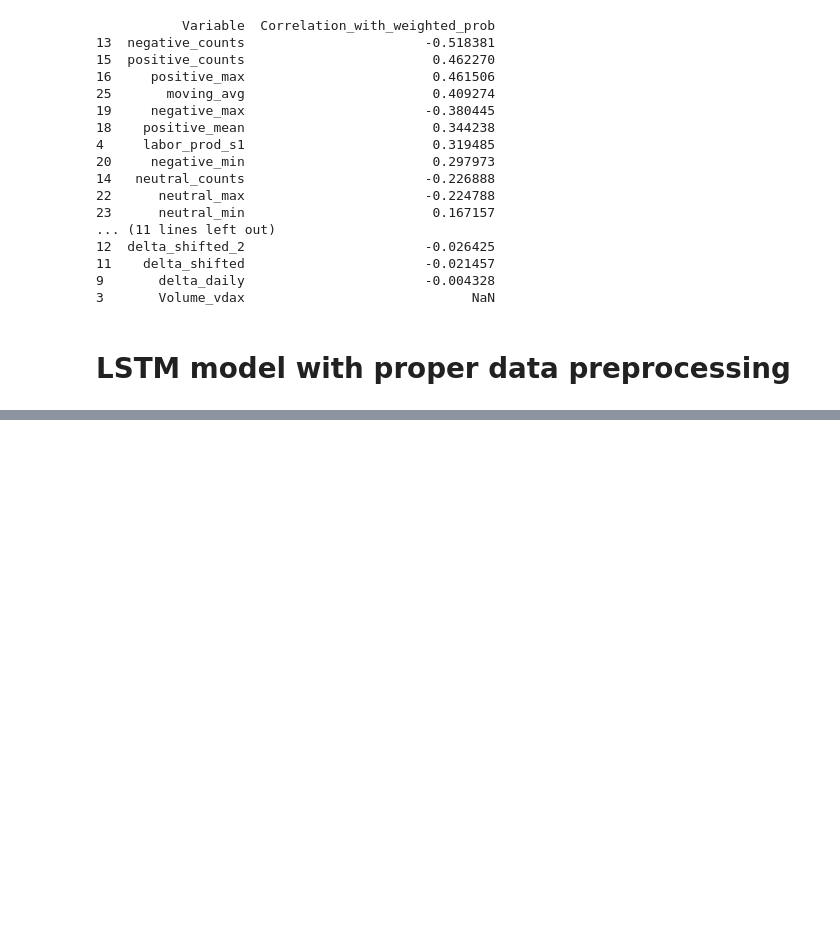
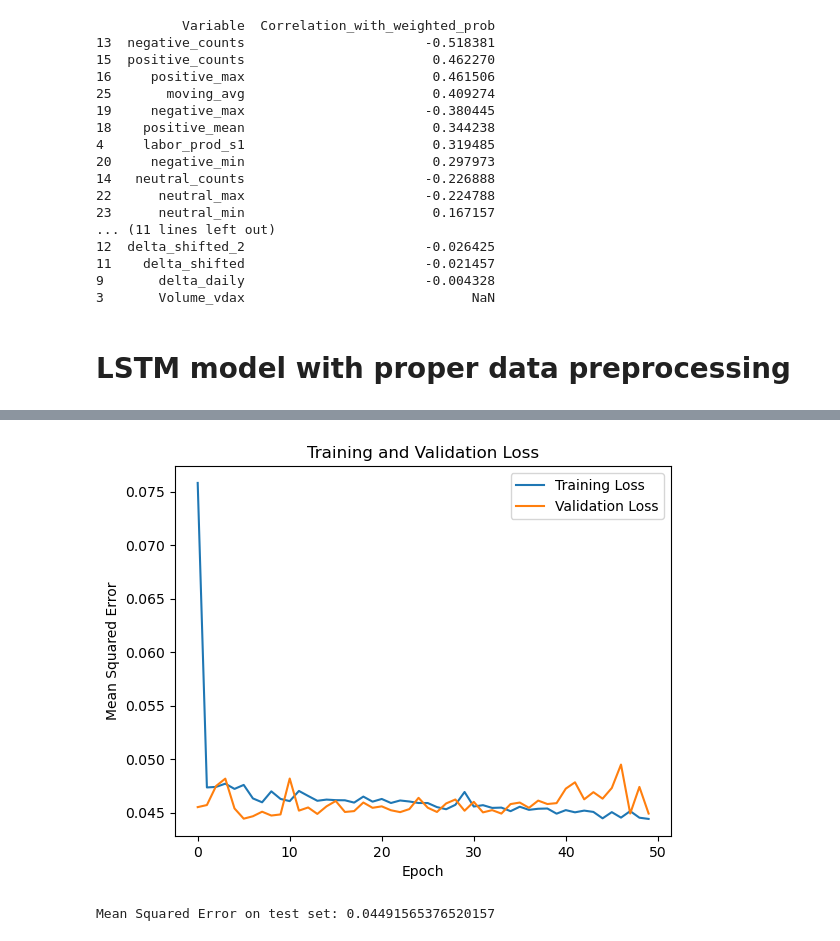
Before and after one commit to OzodbekOzodov/ecb-speeches, a Jupyter notebook: data_preprocessing.ipynb, the cells around one changed output, grey strips where cells are left out. Drawn from its saved outputs; the diff is of its cells as text; code cells hidden in the pictures; blank space fills up the shorter version.

Commit message:
achieved satisfactory LSTM, further modifications needed

```diff
--- a/data_preprocessing.ipynb
+++ b/data_preprocessing.ipynb
@@ -870,0 +845,31 @@ plt.show()
+# %%
+# 2. Scale the data but exclude the 'Date' column
+dates = features['Date']  # Store the dates temporarily
+features_without_date = features.drop(columns=['Date'])
+
+scaler = MinMaxScaler(feature_range=(0, 1))
+scaled_data_without_date = scaler.fit_transform(features_without_date)
+# %%
+
+# Convert the scaled data back to a DataFrame and re-add the 'Date' column
+scaled_df = pd.DataFrame(scaled_data_without_date, columns=features_without_date.columns)
+scaled_df['Date'] = dates.reset_index(drop=True)
+
+# If you want to use scaled_df for LSTM sequences, remove the 'Date' column again
+scaled_data = scaled_df.drop(columns=['Date']).values
+
+sequence_length = 60  # Assuming a sequence length of 60
+
+X = []
+y = []
+
+for i in range(sequence_length, len(scaled_data)):
+    X.append(scaled_data[i-sequence_length:i, 1:])  # All columns except the target (assuming the target is in the 0th column)
+    y.append(scaled_data[i, 0])  # Target column
+
+# Adjust the reshaping step to consider all features dynamically
+num_features = scaled_data.shape[1] - 1  # Subtracting 1 for the target column
+
+X, y = np.array(X), np.array(y)
+
+X = np.reshape(X, (-1, sequence_length, num_features))
@@ -870,0 +939,17 @@ plt.show()
+# %%
+import matplotlib.pyplot as plt
+
+plt.plot(training_loss, label='Training Loss')
+plt.plot(validation_loss, label='Validation Loss')
+plt.title('Training and Validation Loss')
+plt.xlabel('Epoch')
+plt.ylabel('Mean Squared Error')
+plt.legend()
+plt.show()
+# %% [output]
+[figure, added]
+# %%
+test_mse = model.evaluate(X_test, y_test, verbose=0)
+print(f"Mean Squared Error on test set: {test_mse}")
+# %% [output]
+Mean Squared Error on test set: 0.04491565376520157
```
Also changed, not shown: parts of 17 cells of this notebook.
